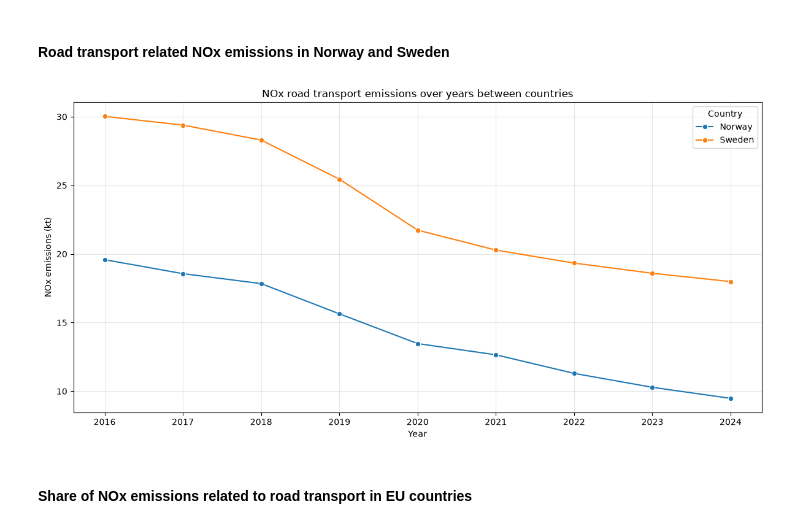
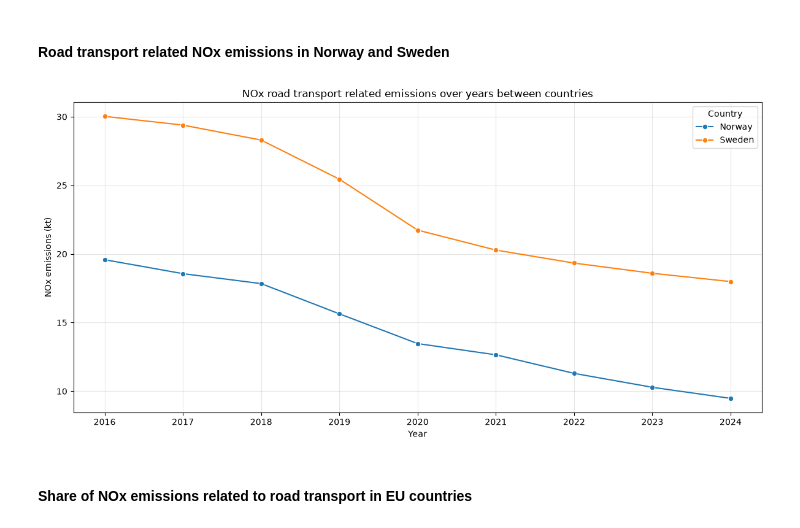
Before and after one commit to Mxlrt69/Data_Science_Project, a Jupyter notebook: draft_bivariate.ipynb, the cells around one changed output. Drawn from its saved outputs; the diff is of its cells as text; code cells hidden in the pictures.

```diff
--- a/draft_bivariate.ipynb
+++ b/draft_bivariate.ipynb
@@ -803,23 +1061,23 @@ plt.show()
 # %%
 plt.figure(figsize=(12, 6))
 
 sns.lineplot(
     data=df_NOx_transport_clean_N_S,
     x="year",
     y="value",
     hue="country",
     marker="o"
 )
 
-plt.title("NOx road transport emissions over years between countries")
+plt.title("NOx road transport related emissions over years between countries")
 plt.xlabel("Year")
 plt.ylabel("NOx emissions (kt)")
 plt.grid(True, alpha=0.3)
 plt.legend(title="Country")
 plt.tight_layout()
 plt.show()
 # %% [output]
-[figure, old version]
+[figure, new version]
 # %% [markdown]
 #### Share of NOx emissions related to road transport in EU countries
 # %%
```
Also changed, not shown: parts of 9 cells of this notebook.
